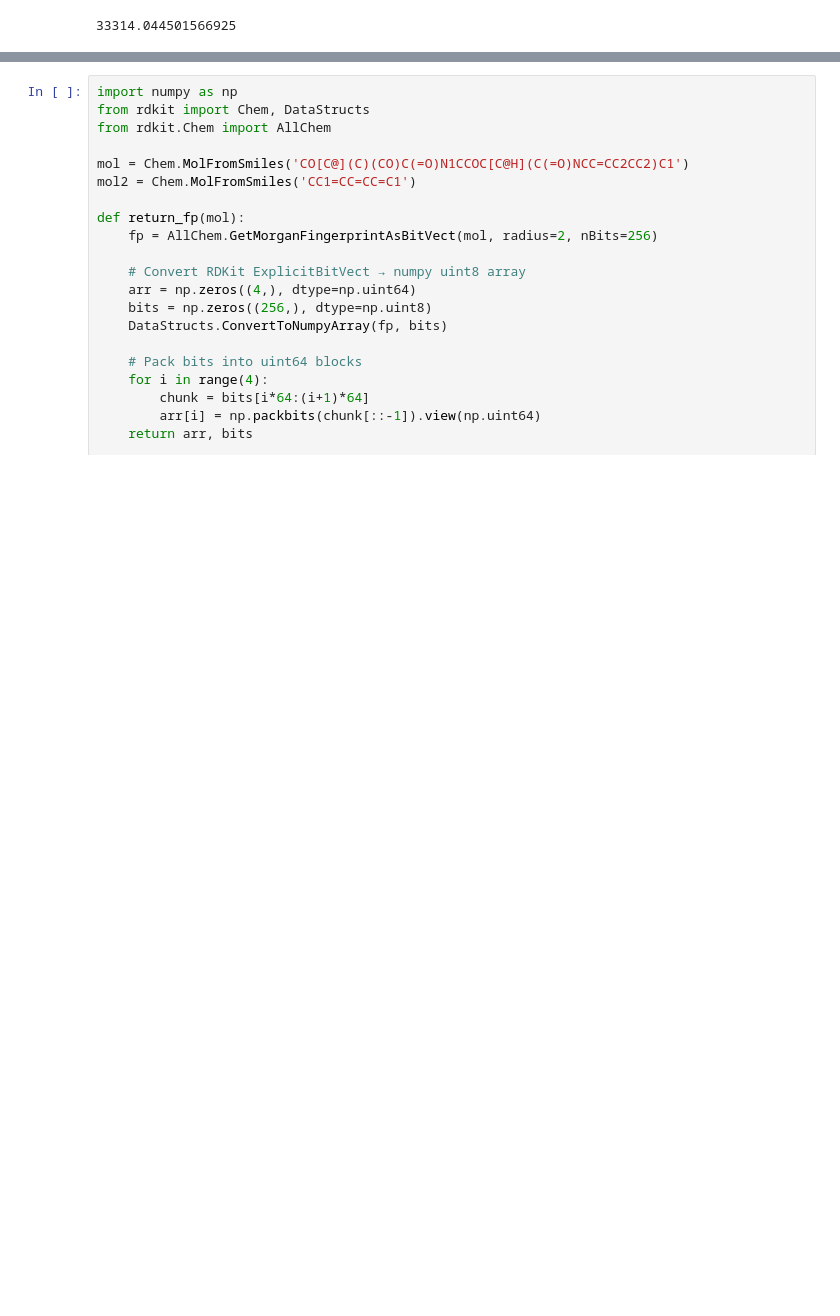
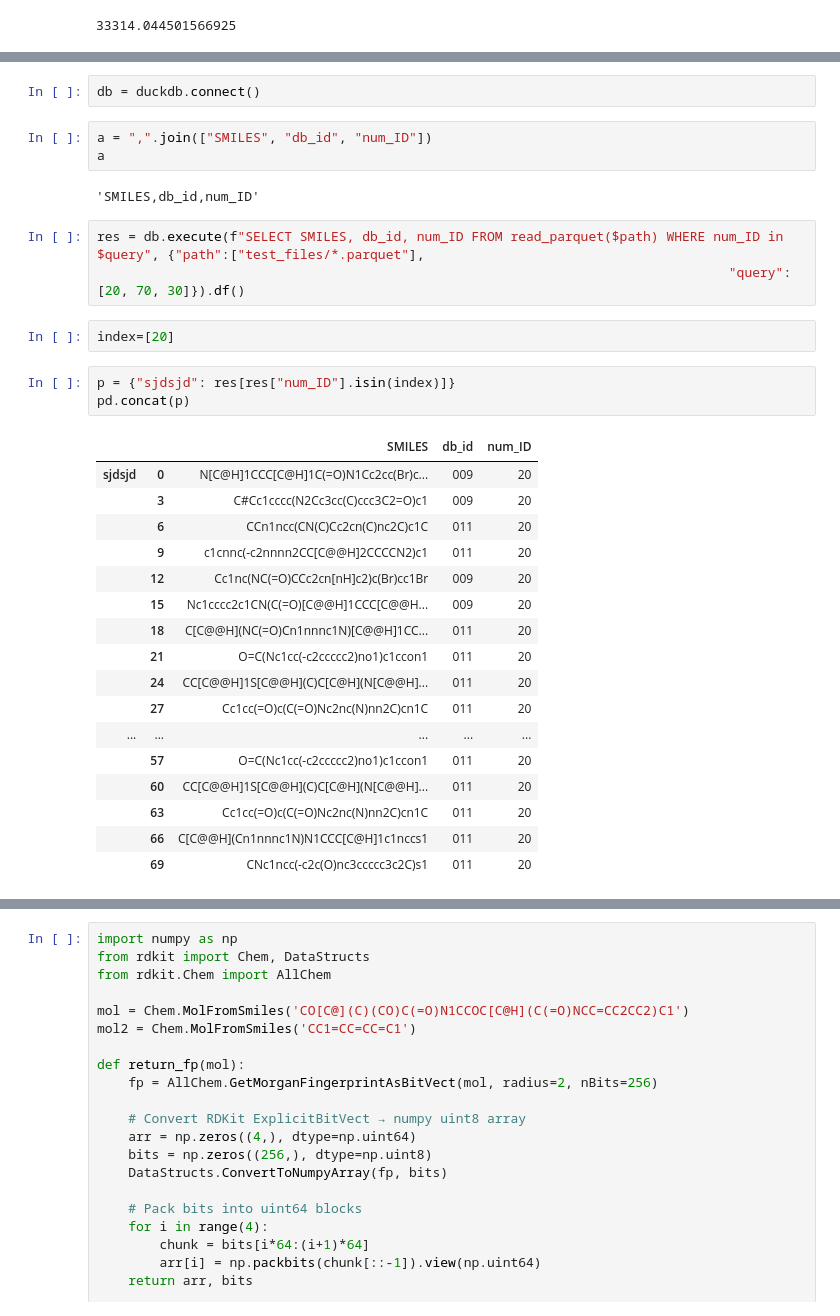
Before and after one commit to zaky02/LibMiner, a Jupyter notebook: clean/cluster_search.ipynb, the cells around one changed output, grey strips where cells are left out. Saved outputs shown, nothing was run; the diff lists cells and outputs as text; blank space fills up the shorter version.

```diff
--- a/clean/cluster_search.ipynb
+++ b/clean/cluster_search.ipynb
@@ -1558,0 +1677,33 @@ b_min, b_max
+# %%
+db = duckdb.connect()
+# %%
+a = ",".join(["SMILES", "db_id", "num_ID"])
+a
+# %% [output]
+'SMILES,db_id,num_ID'
+# %%
+res = db.execute(f"SELECT SMILES, db_id, num_ID FROM read_parquet($path) WHERE num_ID in $query", {"path":["test_files/*.parquet"],
+                                                                                 "query": [20, 70, 30]}).df()
+# %%
+index=[20]
+# %%
+p = {"sjdsjd": res[res["num_ID"].isin(index)]}
+pd.concat(p)
+# %% [output]
+|  |  | SMILES | db_id | num_ID |
+| sjdsjd | 0 | N[C@H]1CCC[C@H]1C(=O)N1Cc2cc(Br)c... | 009 | 20 |
+|  | 3 | C#Cc1cccc(N2Cc3cc(C)ccc3C2=O)c1 | 009 | 20 |
+|  | 6 | CCn1ncc(CN(C)Cc2cn(C)nc2C)c1C | 011 | 20 |
+|  | 9 | c1cnnc(-c2nnnn2CC[C@@H]2CCCCN2)c1 | 011 | 20 |
+|  | 12 | Cc1nc(NC(=O)CCc2cn[nH]c2)c(Br)cc1Br | 009 | 20 |
+|  | 15 | Nc1cccc2c1CN(C(=O)[C@@H]1CCC[C@@H... | 009 | 20 |
+|  | 18 | C[C@@H](NC(=O)Cn1nnnc1N)[C@@H]1CC... | 011 | 20 |
+|  | 21 | O=C(Nc1cc(-c2ccccc2)no1)c1ccon1 | 011 | 20 |
+|  | 24 | CC[C@@H]1S[C@@H](C)C[C@H](N[C@@H]... | 011 | 20 |
+|  | 27 | Cc1cc(=O)c(C(=O)Nc2nc(N)nn2C)cn1C | 011 | 20 |
+| ... | ... | ... | ... | ... |
+|  | 57 | O=C(Nc1cc(-c2ccccc2)no1)c1ccon1 | 011 | 20 |
+|  | 60 | CC[C@@H]1S[C@@H](C)C[C@H](N[C@@H]... | 011 | 20 |
+|  | 63 | Cc1cc(=O)c(C(=O)Nc2nc(N)nn2C)cn1C | 011 | 20 |
+|  | 66 | C[C@@H](Cn1nnnc1N)N1CCC[C@H]1c1nccs1 | 011 | 20 |
+|  | 69 | CNc1ncc(-c2c(O)nc3ccccc3c2C)s1 | 011 | 20 |
```
Also changed, not shown: parts of 27 cells of this notebook, 2 other files.
